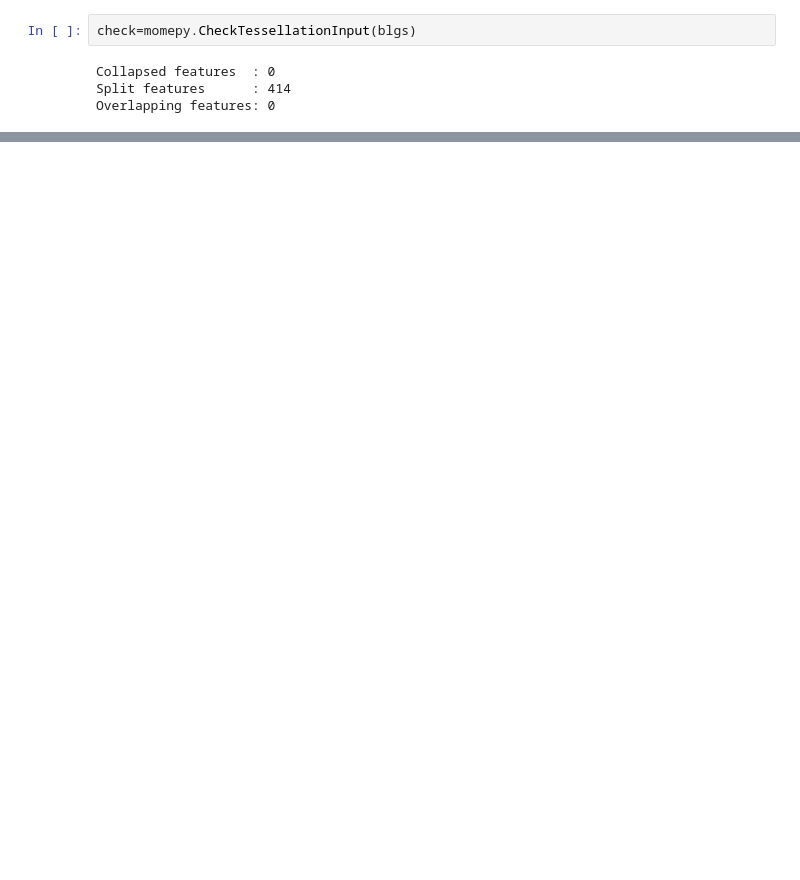
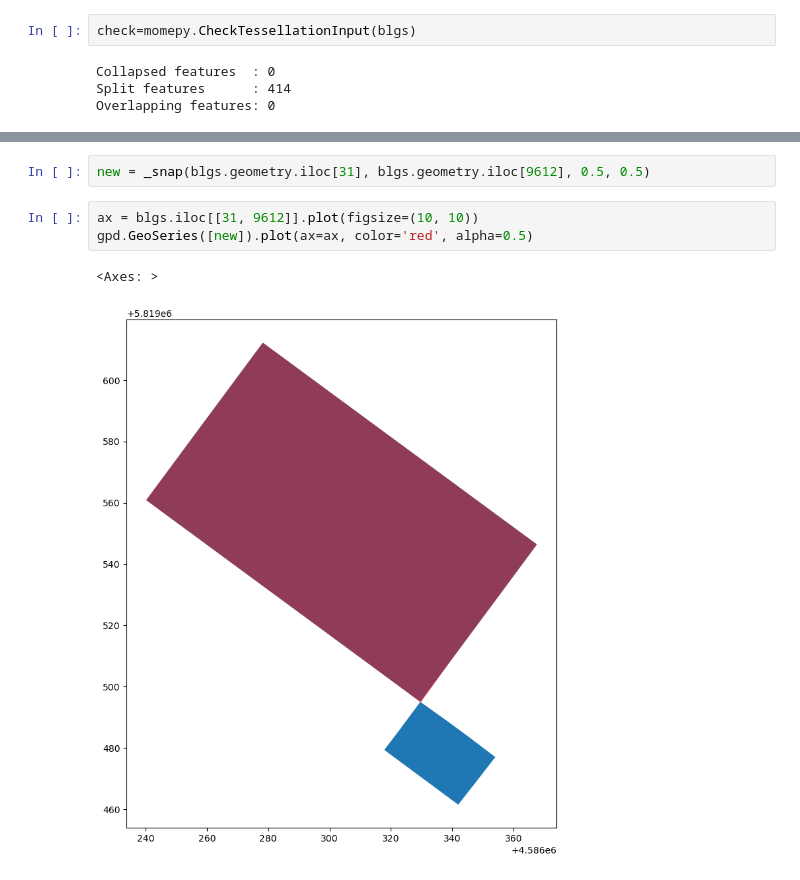
Before and after one commit to uscuni/building_footprints, a Jupyter notebook: code/Identify_Buildings_to_Snap.ipynb, the cells around one changed output, grey strips where cells are left out. Saved outputs shown, nothing was run; the diff lists cells and outputs as text; blank space fills up the shorter version.

```diff
--- a/code/Identify_Buildings_to_Snap.ipynb
+++ b/code/Identify_Buildings_to_Snap.ipynb
@@ -163,3 +131,11 @@ def _snap(geometry, reference, threshold, segment_length):
     coords[distance_mask] = shapely.get_coordinates(lines)[1::2][distance_mask]
     # re-create the polygon with new coordinates and original holes and simplify to remove any extra vertices
     return shapely.simplify(shapely.Polygon(coords, holes=holes), segment_length / 100)
+# %%
+new = _snap(blgs.geometry.iloc[31], blgs.geometry.iloc[9612], 0.5, 0.5)
+# %%
+ax = blgs.iloc[[31, 9612]].plot(figsize=(10, 10))
+gpd.GeoSeries([new]).plot(ax=ax, color='red', alpha=0.5)
+# %% [output]
+<Axes: >
+[figure, added]
```
Also changed, not shown: parts of 28 cells of this notebook.
